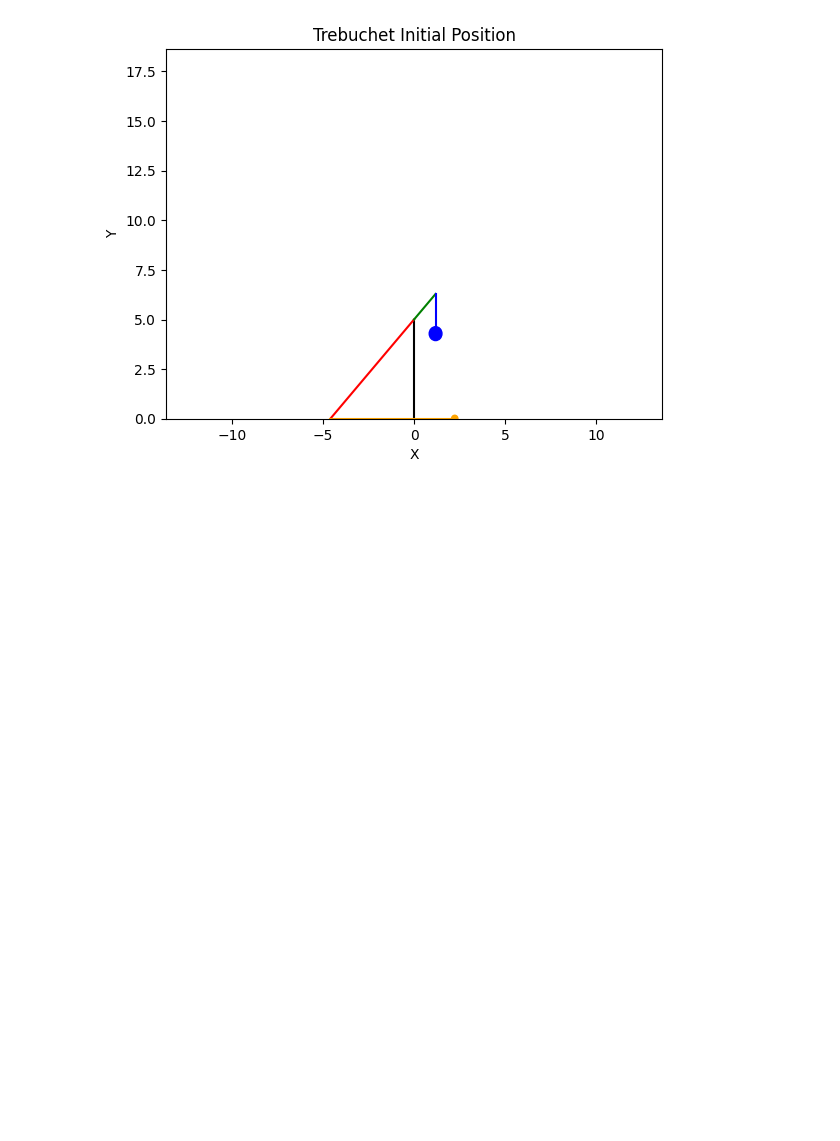
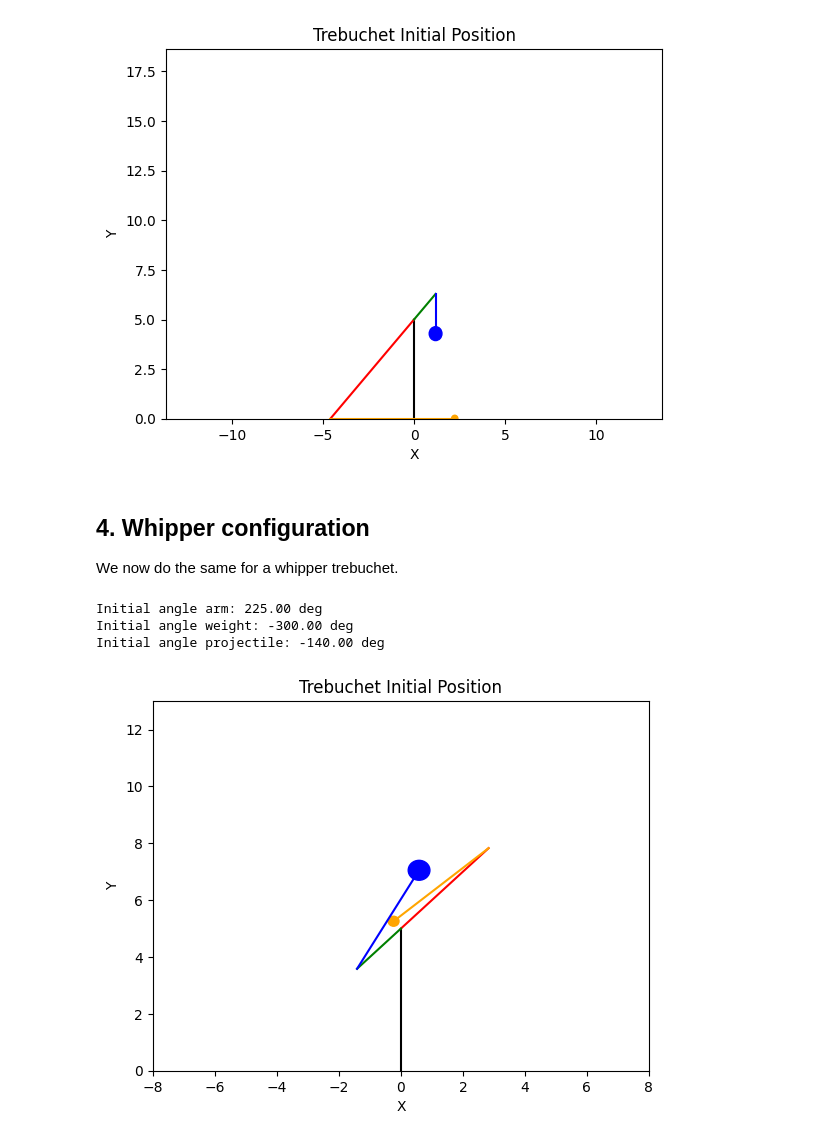
Before and after one commit to benvb-97/pytrebuchet, a Jupyter notebook: examples/plot_initial_position.ipynb, the cells around one changed output. Saved outputs shown, nothing was run; the diff lists cells and outputs as text; code cells hidden in the pictures; blank space fills up the shorter version.

Commit message:
docs: extend notebook that plots initial trebuchet position with a whipper example

```diff
--- a/examples/plot_initial_position.ipynb
+++ b/examples/plot_initial_position.ipynb
@@ -45,3 +45,22 @@ projectile = Projectile.default()
 plot_initial_position(trebuchet=trebuchet, projectile=projectile)
 # %% [output]
 [figure]
+# %% [markdown]
+## 4. Whipper configuration
+
+We now do the same for a whipper trebuchet.
+# %%
+whipper = Trebuchet.default_whipper()  # Create a default whipper trebuchet
+
+print(f"Initial angle arm: {whipper.init_angle_arm*180/pi:.2f} deg")
+print(f"Initial angle weight: {whipper.init_angle_weight*180/pi:.2f} deg")
+print(f"Initial angle projectile: {whipper.init_angle_projectile*180/pi:.2f} deg")
+
+projectile = Projectile.default()
+
+plot_initial_position(trebuchet=whipper, projectile=projectile)
+# %% [output]
+Initial angle arm: 225.00 deg
+Initial angle weight: -300.00 deg
+Initial angle projectile: -140.00 deg
+[figure, added]
```
Also changed, not shown: parts of 1 cell of this notebook.
